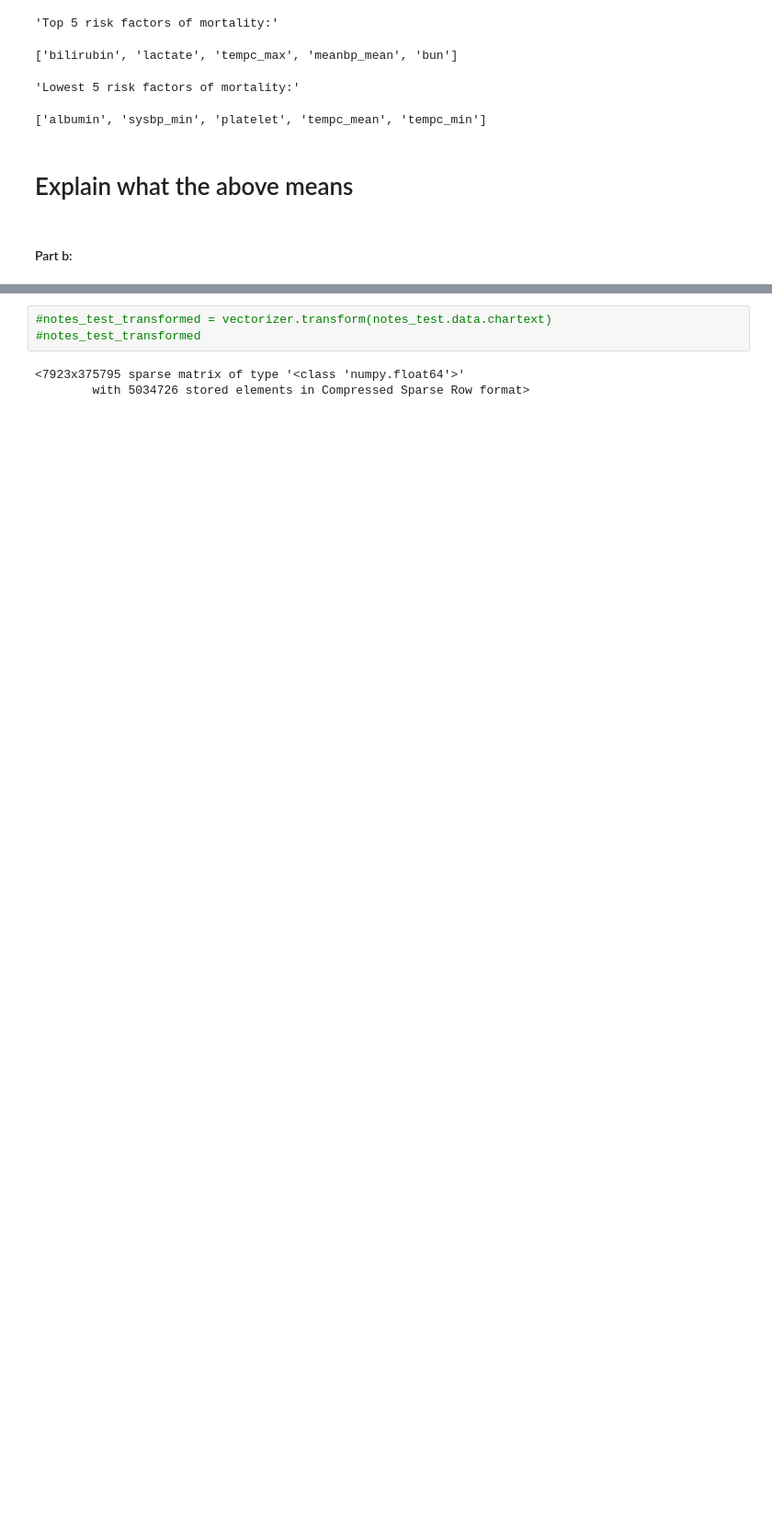
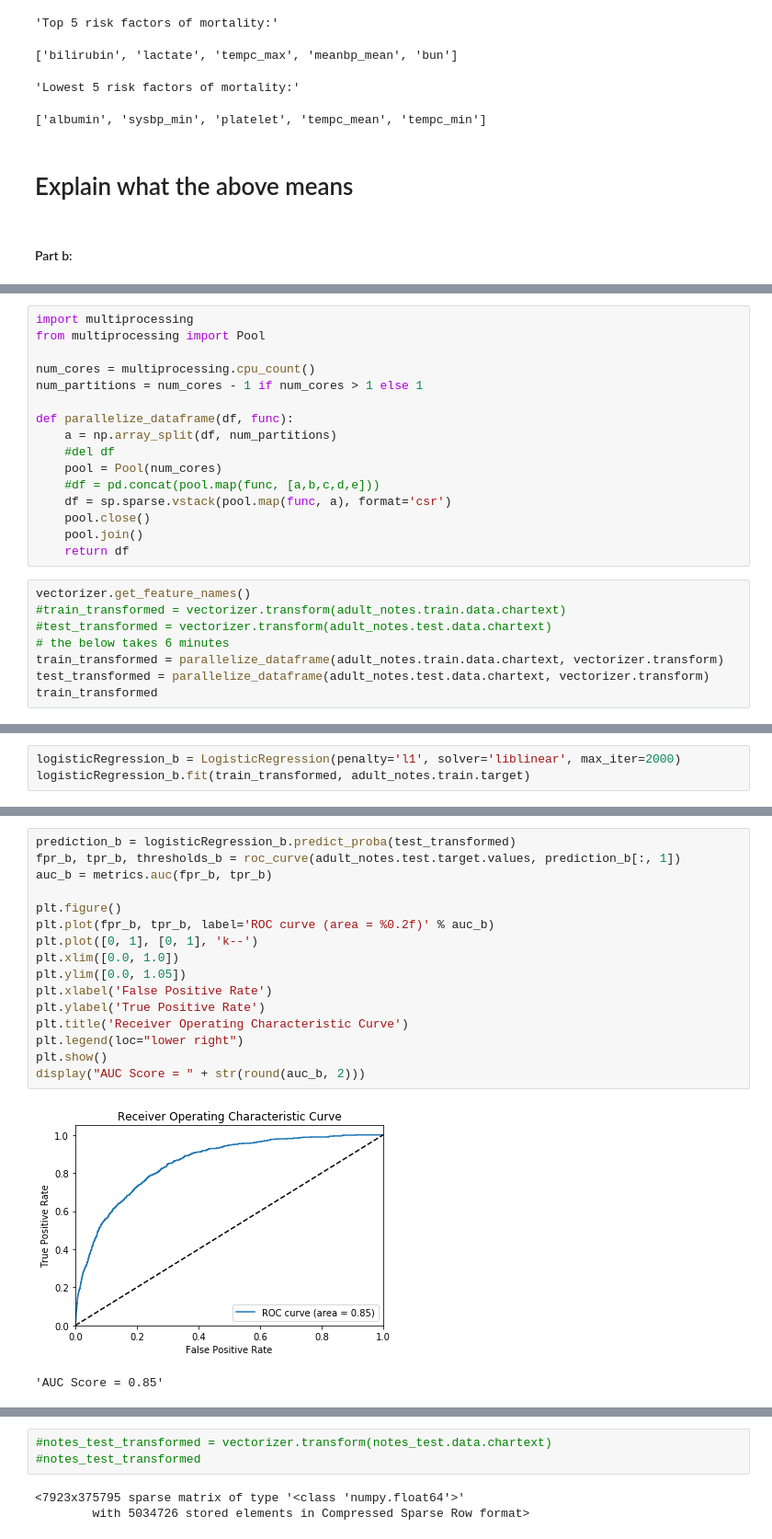
Before and after one commit to cloudcrypt/MLforHealth, a Jupyter notebook: predict-mortality.ipynb, the cells around one changed output, grey strips where cells are left out. Shown at 92% size. Saved outputs shown, nothing was run; the diff lists cells and outputs as text; blank space fills up the shorter version.

```diff
--- a/predict-mortality.ipynb
+++ b/predict-mortality.ipynb
@@ -192,0 +213,24 @@ NameError: name 'vectorizer' is not defined
+# %%
+import multiprocessing
+from multiprocessing import Pool
+
+num_cores = multiprocessing.cpu_count()
+num_partitions = num_cores - 1 if num_cores > 1 else 1
+
+def parallelize_dataframe(df, func):
+    a = np.array_split(df, num_partitions)
+    #del df
+    pool = Pool(num_cores)
+    #df = pd.concat(pool.map(func, [a,b,c,d,e]))
+    df = sp.sparse.vstack(pool.map(func, a), format='csr')
+    pool.close()
+    pool.join()
+    return df
+# %%
+vectorizer.get_feature_names()
+#train_transformed = vectorizer.transform(adult_notes.train.data.chartext)
+#test_transformed = vectorizer.transform(adult_notes.test.data.chartext)
+# the below takes 6 minutes
+train_transformed = parallelize_dataframe(adult_notes.train.data.chartext, vectorizer.transform)
+test_transformed = parallelize_dataframe(adult_notes.test.data.chartext, vectorizer.transform)
+train_transformed
@@ -192,0 +240,3 @@ NameError: name 'vectorizer' is not defined
+# %%
+logisticRegression_b = LogisticRegression(penalty='l1', solver='liblinear', max_iter=2000)
+logisticRegression_b.fit(train_transformed, adult_notes.train.target)
@@ -192,0 +248,19 @@ NameError: name 'vectorizer' is not defined
+# %%
+prediction_b = logisticRegression_b.predict_proba(test_transformed)
+fpr_b, tpr_b, thresholds_b = roc_curve(adult_notes.test.target.values, prediction_b[:, 1])
+auc_b = metrics.auc(fpr_b, tpr_b)
+
+plt.figure()
+plt.plot(fpr_b, tpr_b, label='ROC curve (area = %0.2f)' % auc_b)
+plt.plot([0, 1], [0, 1], 'k--')
+plt.xlim([0.0, 1.0])
+plt.ylim([0.0, 1.05])
+plt.xlabel('False Positive Rate')
+plt.ylabel('True Positive Rate')
+plt.title('Receiver Operating Characteristic Curve')
+plt.legend(loc="lower right")
+plt.show()
+display("AUC Score = " + str(round(auc_b, 2)))
+# %% [output]
+[figure, added]
+'AUC Score = 0.85'
```
Also changed, not shown: parts of 15 cells of this notebook.
